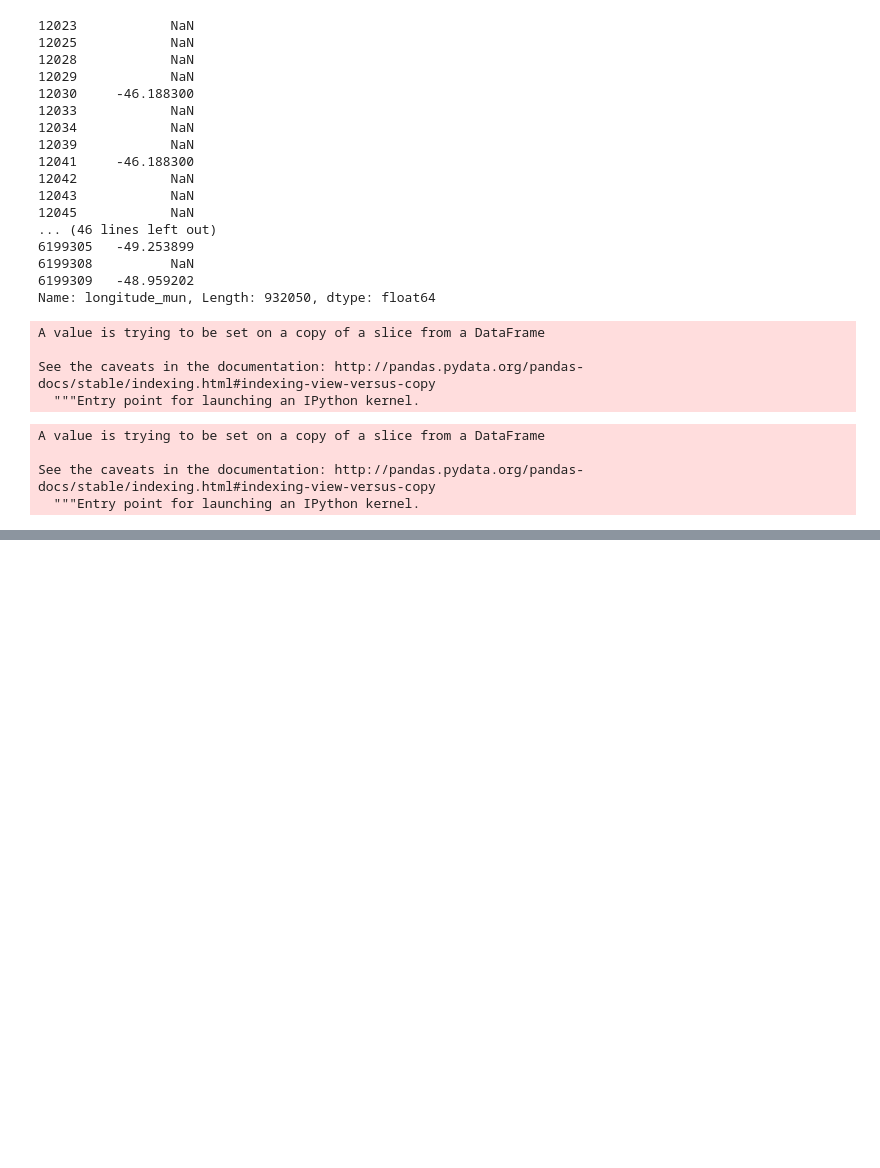
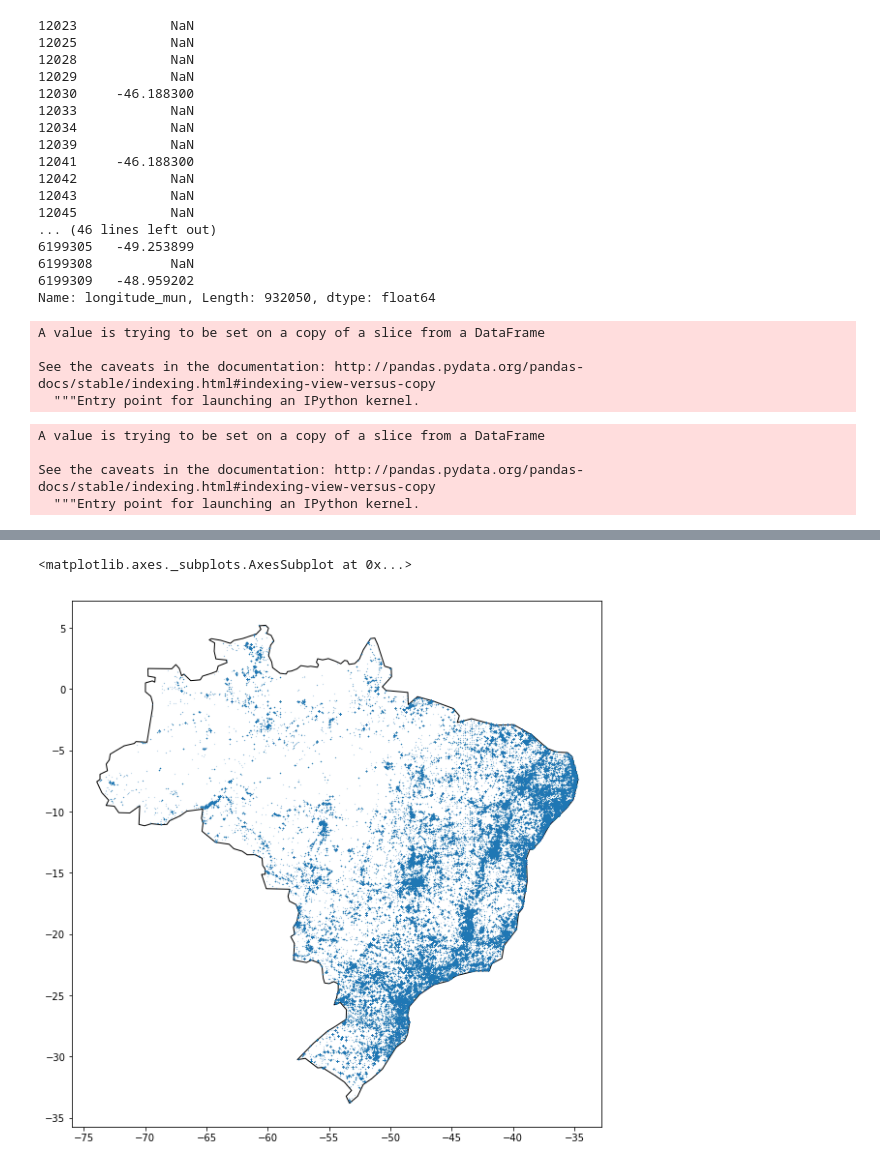
Before and after one commit to gustavobio/notebooks, a Jupyter notebook: pheno.ipynb, the cells around one changed output, grey strips where cells are left out. Drawn from its saved outputs; the diff is of its cells as text; code cells hidden in the pictures; blank space fills up the shorter version.

```diff
--- a/pheno.ipynb
+++ b/pheno.ipynb
@@ -296,6 +297,9 @@ gspp = geopandas.sjoin(gspp, brazil, how = "left", op = "intersects")
 # %%
 gspp = gspp[gspp['name'] == "Brazil"]
 # %%
-#ax = brazil.plot(figsize = (10,10), color = "white", edgecolor = "black")
-#gspp.plot(ax = ax, markersize = 0.01, figsize = (10,10))
+ax = brazil.plot(figsize = (10,10), color = "white", edgecolor = "black")
+gspp.plot(ax = ax, markersize = 0.01, figsize = (10,10))
+# %% [output]
+<matplotlib.axes._subplots.AxesSubplot at 0x...>
+[figure, added]
 # %%
```
Also changed, not shown: parts of 89 cells of this notebook, 1 other file.
